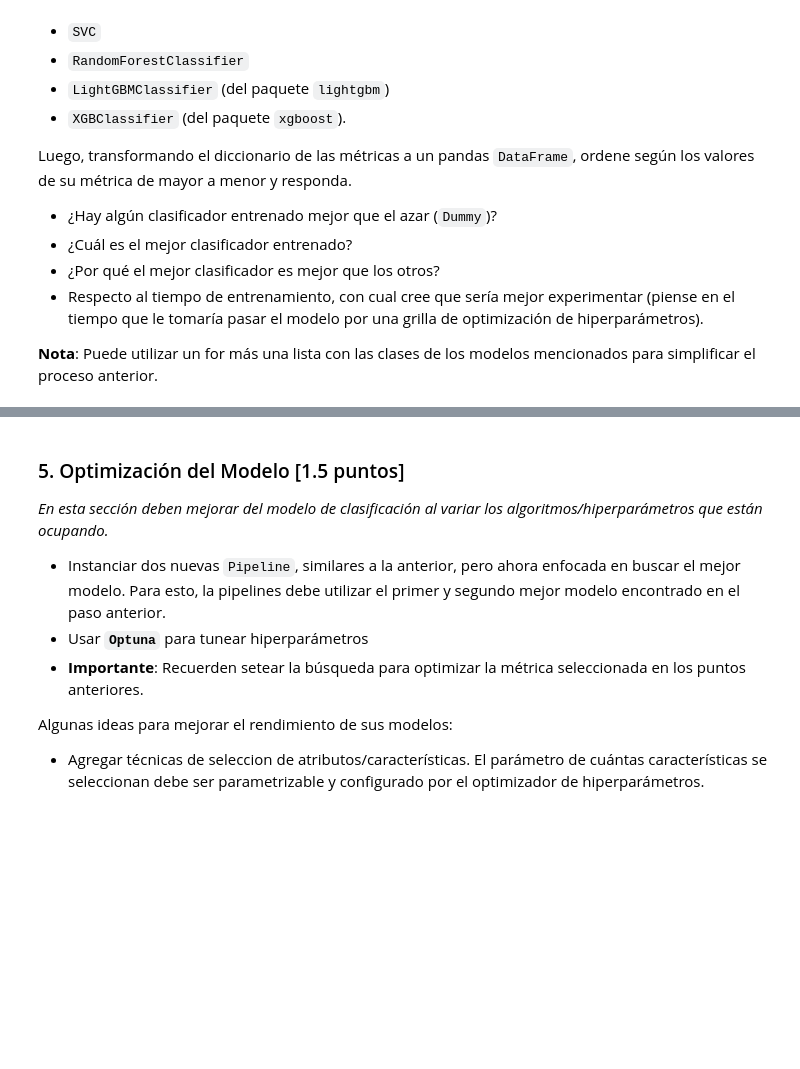
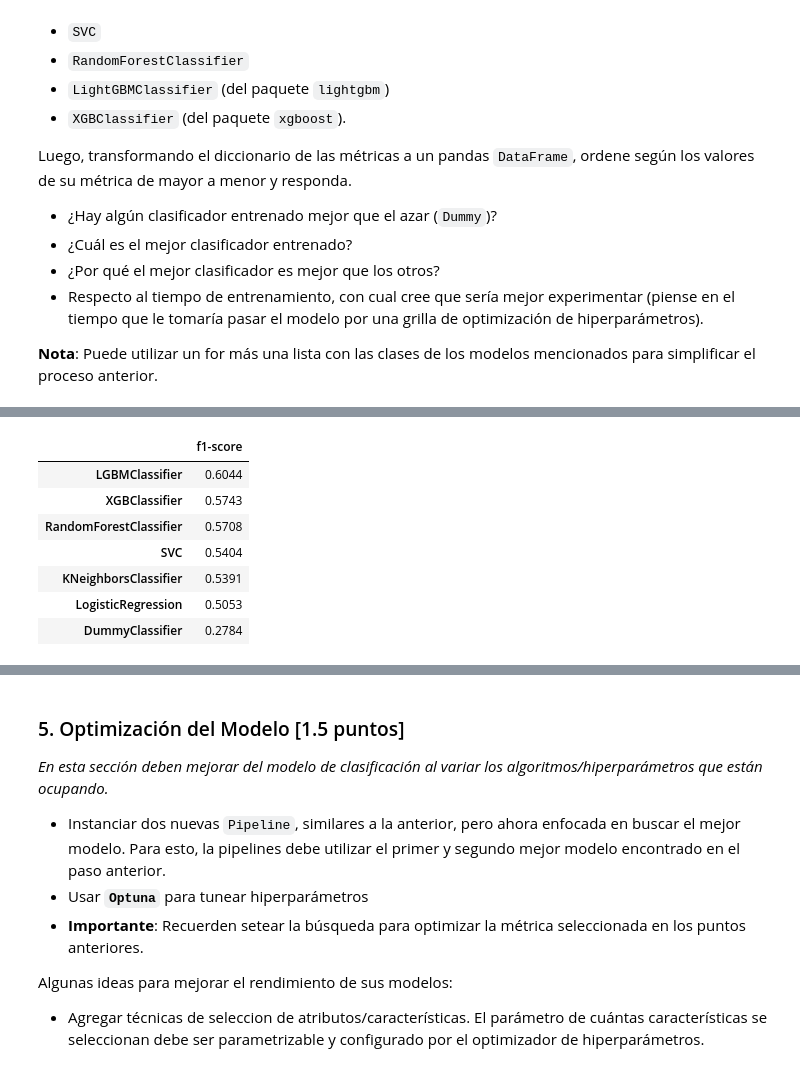
Before and after one commit to mgzotero/MDS7202, a Jupyter notebook: Proyectos/Proyecto 2/proyecto2.ipynb, the cells around one changed output, grey strips where cells are left out. Drawn from its saved outputs; the diff is of its cells as text; code cells hidden in the pictures; blank space fills up the shorter version.

```diff
--- a/Proyectos/Proyecto 2/proyecto2.ipynb
+++ b/Proyectos/Proyecto 2/proyecto2.ipynb
@@ -490,0 +330,2 @@ FunctionTransformer(clean_data).fit_transform(df)
+# %%
+df = clean_data(df)
@@ -541,6 +523,0 @@ X_train, X_test, y_train, y_test = train_test_split(X, y, test_size=0.5, random_
-# %%
-rf.fit(X_train, y_train)
-
-y_pred = rf.predict(X_test)
-
-print(classification_report(y_test, y_pred))
@@ -548,0 +524,15 @@ InvalidParameterError: The 'verbose' parameter of BalancedRandomForestClassifier
+# %%
+models_list = [
+    DummyClassifier(strategy="stratified", random_state=SEED),
+    LogisticRegression(random_state=SEED),
+    KNeighborsClassifier(),
+    SVC(random_state=SEED),
+    RandomForestClassifier(random_state=SEED),
+    LGBMClassifier(random_state=SEED),
+    XGBClassifier(random_state=SEED),
+]
+
+pipelines_list = list(map(lambda x: make_pipeline(preprocessor, x), models_list))
+
+pipelines_dict = dict(zip(map(lambda x: x.__class__.__name__, models_list), pipelines_list))
+pipelines_dict
@@ -548,0 +557,10 @@ InvalidParameterError: The 'verbose' parameter of BalancedRandomForestClassifier
+# %%
+f1_scores = dict()
+
+for model, pipeline in pipelines_dict.items():
+    print(model)
+    pipeline.fit(X_train, y_train)
+    y_pred = pipeline.predict(X_val)
+    f1_scores[model] = f1_score(y_val, y_pred)
+    print("f1-score:", np.round(f1_score(y_val, y_pred), 4))
+    print(classification_report(y_val, y_pred), end="\n\n")
@@ -548,0 +585,15 @@ InvalidParameterError: The 'verbose' parameter of BalancedRandomForestClassifier
+# %%
+scores_df = pd.DataFrame(f1_scores, index=["f1-score"]).T.sort_values(
+    by="f1-score", ascending=False
+)
+
+scores_df
+# %% [output]
+|  | f1-score |
+| LGBMClassifier | 0.6044 |
+| XGBClassifier | 0.5743 |
+| RandomForestClassifier | 0.5708 |
+| SVC | 0.5404 |
+| KNeighborsClassifier | 0.5391 |
+| LogisticRegression | 0.5053 |
+| DummyClassifier | 0.2784 |
```
Also changed, not shown: parts of 59 cells of this notebook.
